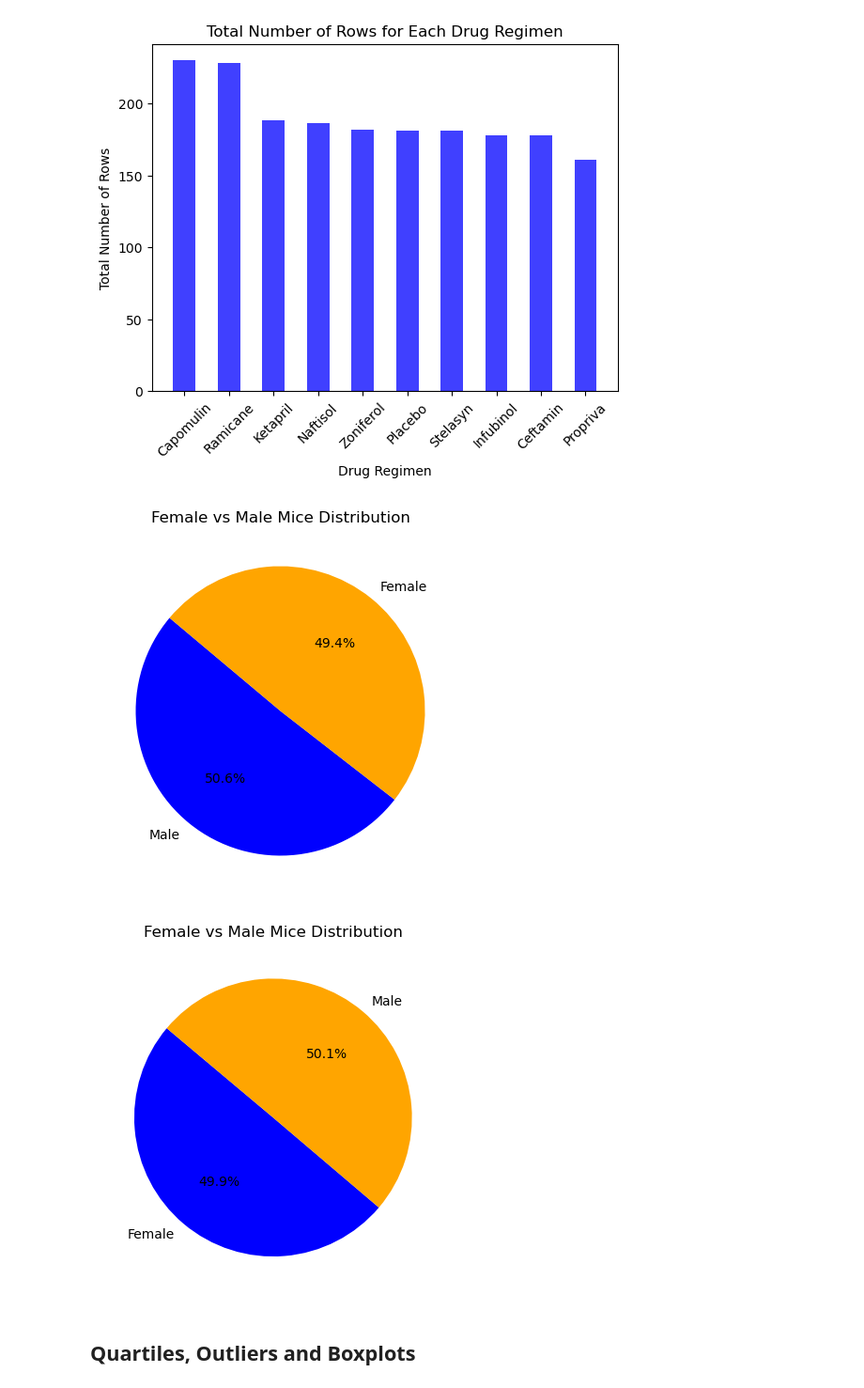
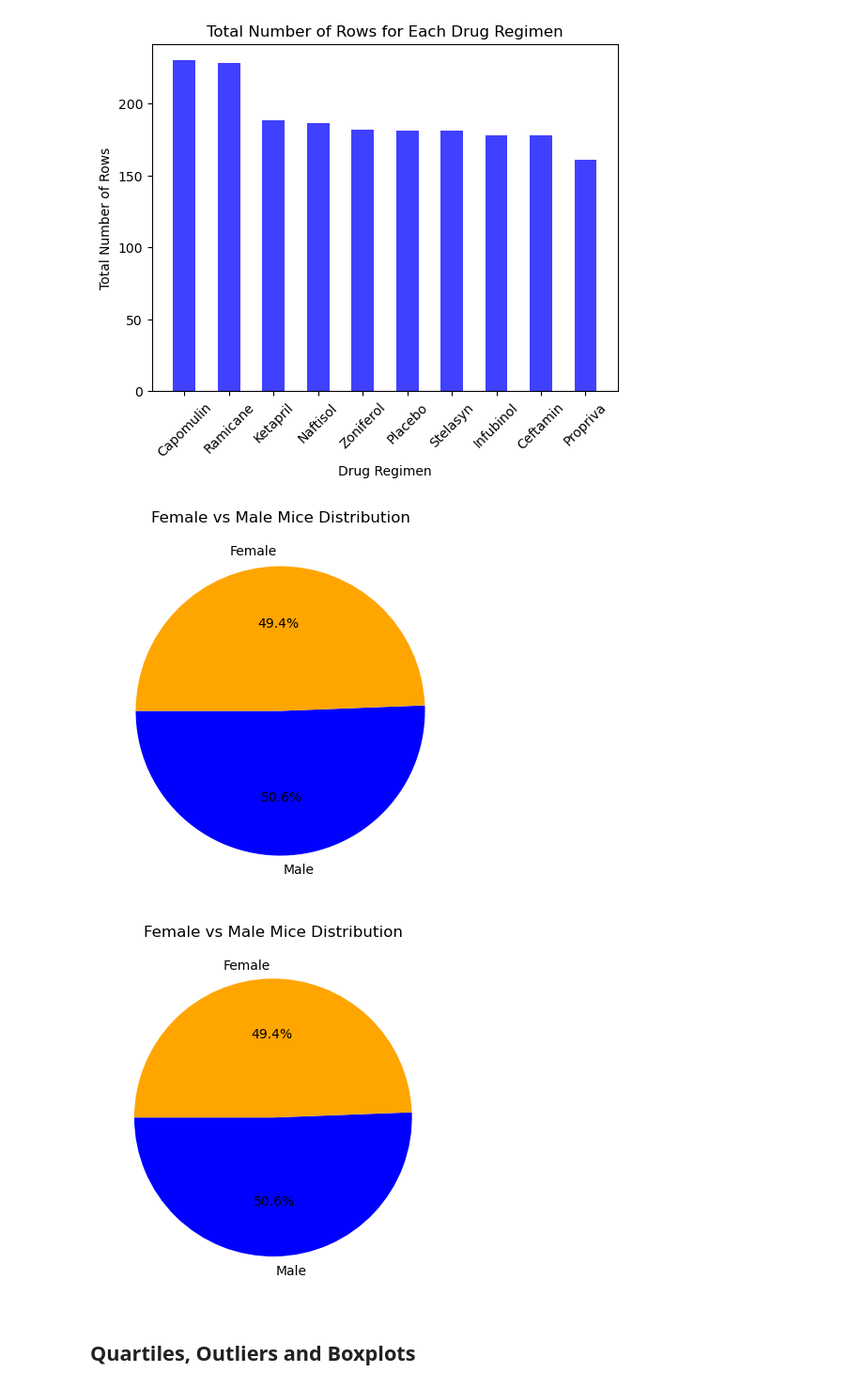
Before and after one commit to AdebolaShelby/pymaceuticals-matplotlib, a Jupyter notebook: pymaceuticals_starter.ipynb, the cells around one changed output. Shown: that part at 94% size. Drawn from its saved outputs; the diff is of its cells as text; code cells hidden in the pictures.

```diff
--- a/pymaceuticals_starter.ipynb
+++ b/pymaceuticals_starter.ipynb
@@ -168,23 +168,22 @@ plt.show()
 # %%
 # Generate a pie plot showing the distribution of female versus male mice using Pandas
 gender = clean_data["Sex"].value_counts()
-gender.plot.pie(autopct="%1.1f%%", startangle=140, colors=["blue", "orange"], figsize=(5,5))
-#gender.plot(kind="pie", autopct="%1.1f%%", startangle=140, colors=["blue", "orange"], figsize=(5,5))
+gender.plot.pie(autopct="%1.1f%%", startangle=180, colors=["blue", "orange"], figsize=(5,5))
 plt.title("Female vs Male Mice Distribution")
 plt.ylabel("")
 plt.show()
 # %% [output]
-[figure, old version]
+[figure, new version]
 # %%
 # Generate a pie plot showing the distribution of female versus male mice using pyplot
-distribution = [49.799197,50]
-labels = ["Female", "Male"]
+distribution = [50.6, 49.4]
+labels = ["Male", "Female"]
 colors = ["blue", "orange"]
-plt.pie(distribution, labels=labels, colors=colors, autopct="%1.1f%%", startangle=140)
+plt.pie(distribution, labels=labels, colors=colors, autopct="%1.1f%%", startangle=180)
 plt.title("Female vs Male Mice Distribution")
 plt.show()
 # %% [output]
-[figure, old version]
+[figure, new version]
 # %% [markdown]
 ## Quartiles, Outliers and Boxplots
 # %%
```
Also changed, not shown: parts of 1 cell of this notebook.
